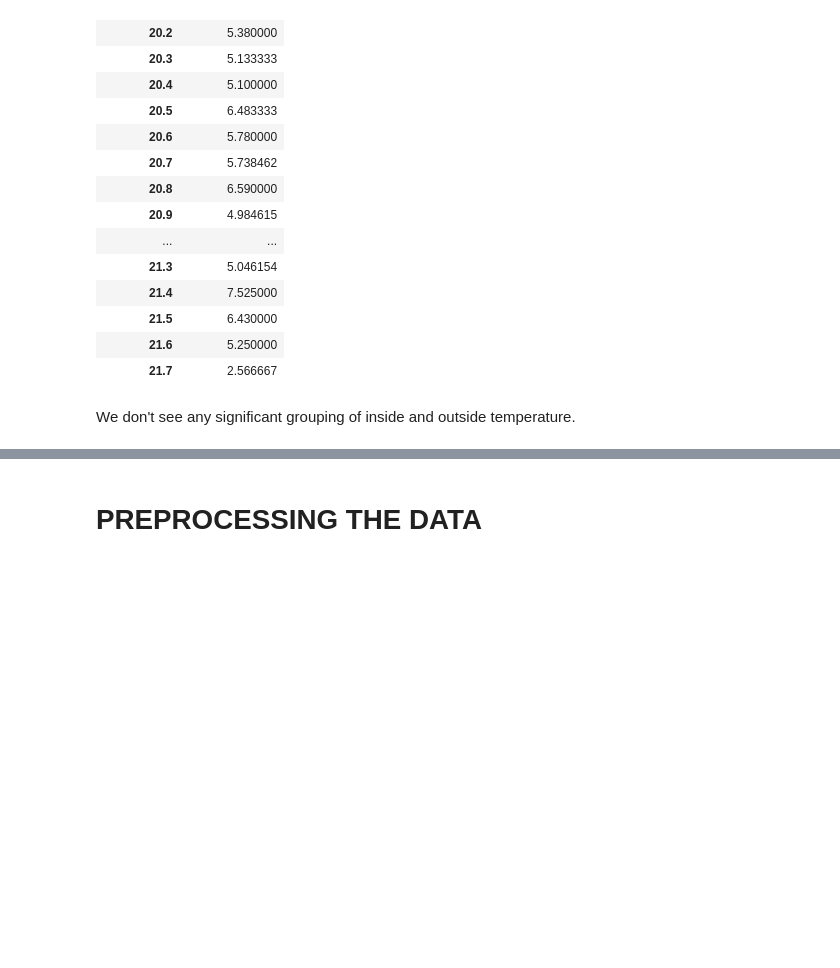
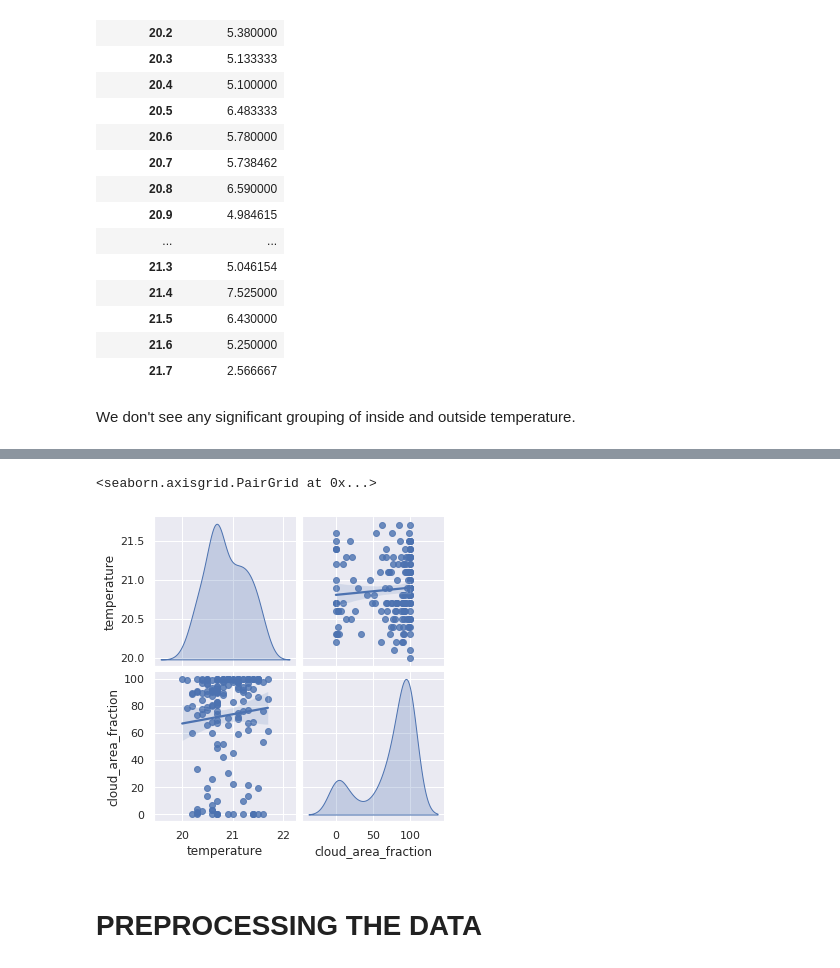
Before and after one commit to asc3ndr/ibe405-project, a Jupyter notebook: DataAnalytics/weather_arduino_analysis.ipynb, the cells around one changed output, grey strips where cells are left out. Cells and saved outputs as stored; diff of their text form; code cells hidden in the pictures; blank space fills up the shorter version.

```diff
--- a/DataAnalytics/weather_arduino_analysis.ipynb
+++ b/DataAnalytics/weather_arduino_analysis.ipynb
@@ -183,3 +171,8 @@ Name: temperature, Length: 170, dtype: float64
+# %%
+sns.pairplot(merged_df[["temperature", "cloud_area_fraction"]], kind="reg", diag_kind="kde")
+# %% [output]
+<seaborn.axisgrid.PairGrid at 0x...>
+[figure, added]
 # %% [markdown]
 # PREPROCESSING THE DATA
 # %% [markdown]
```
Also changed, not shown: parts of 11 cells of this notebook, 6 other files.
